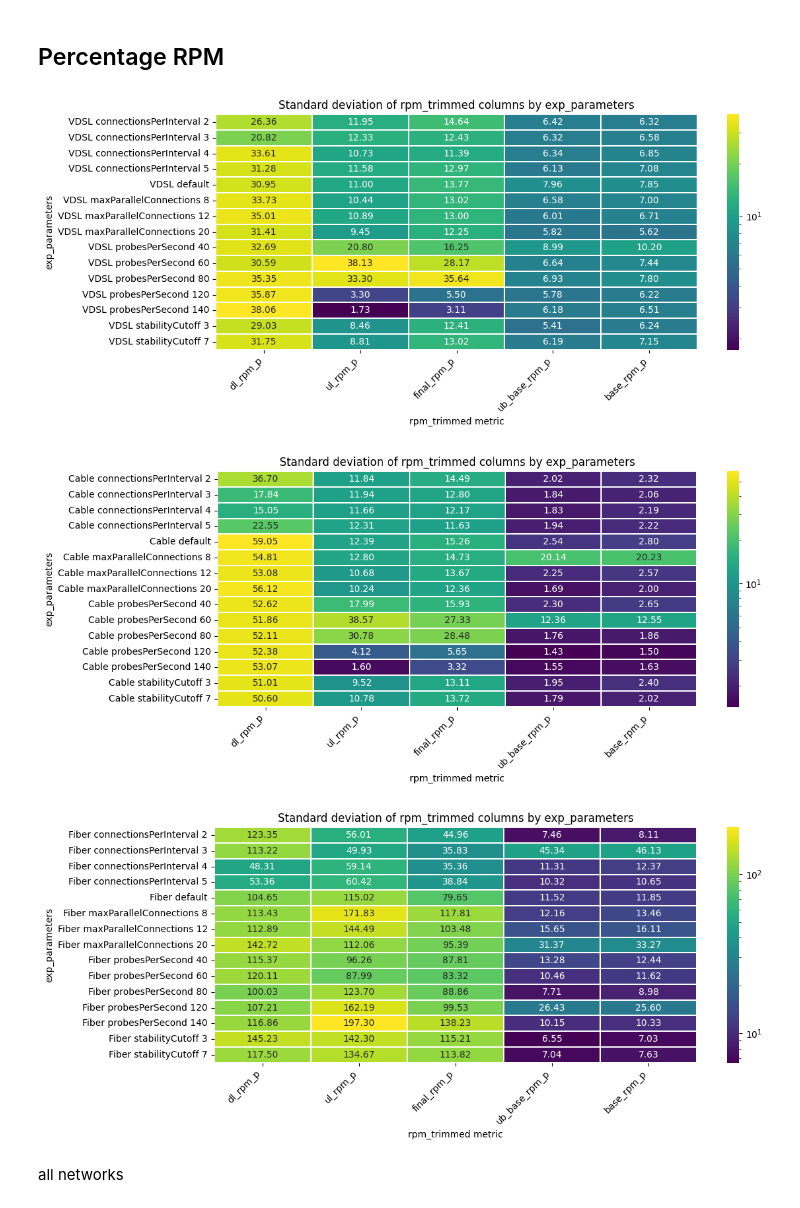
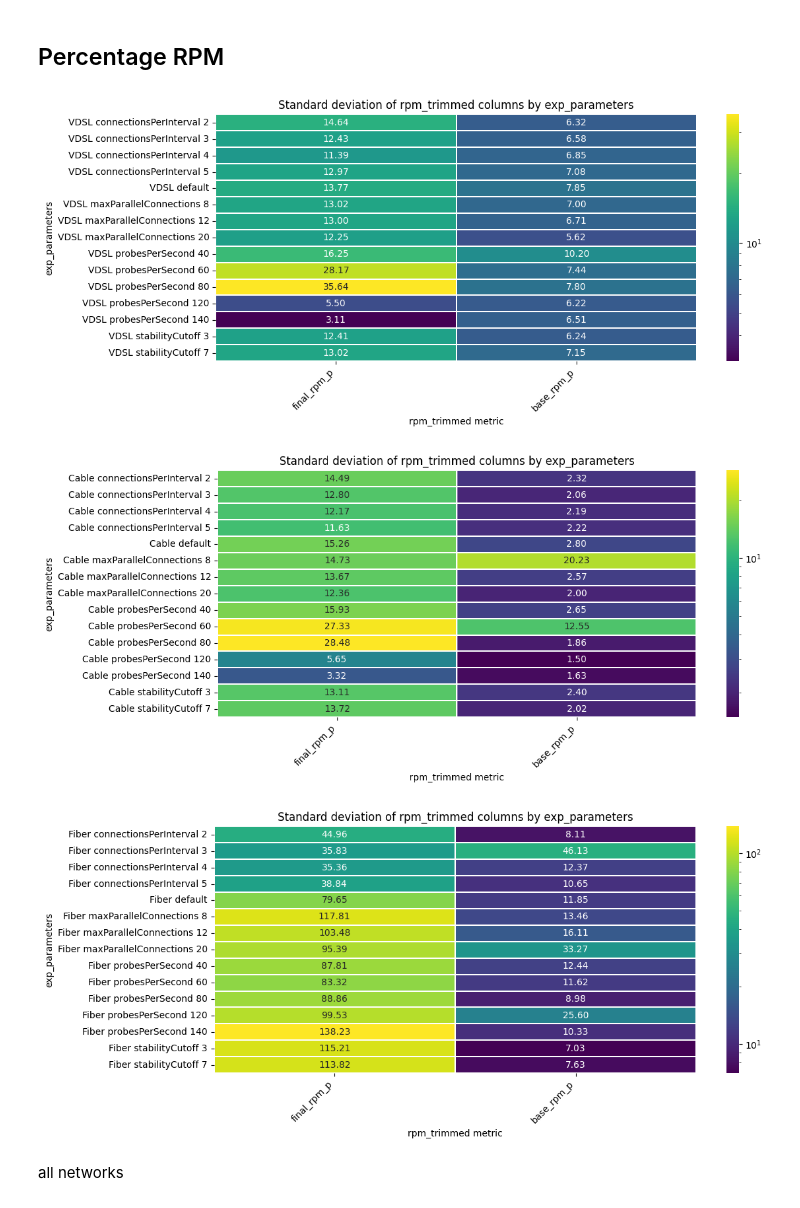
Before and after one commit to hsk2110/l2-network-conditions-web-perf, a Jupyter notebook: outputfiles/explore_std.ipynb, the cells around one changed output. Saved outputs shown, nothing was run; the diff lists cells and outputs as text; code cells hidden in the pictures.

```diff
--- a/outputfiles/explore_std.ipynb
+++ b/outputfiles/explore_std.ipynb
@@ -27,6 +27,16 @@ df.loc[word_count == 1, 'exp_parameters'] = df['exp_parameters'] + ' default'
 
 df = df.sort_values('exp_parameters', key=natsort_key)
 
+df_more_time = pd.read_csv('more-time-output.csv')
+
+df_more_time['exp_parameters'] = df_more_time['exp_parameters'].astype(str).str.strip()
+
+word_count = df_more_time['exp_parameters'].str.split().str.len()
+
+df_more_time.loc[word_count == 1, 'exp_parameters'] = df_more_time['exp_parameters'] + ' default'
+
+df_more_time = df_more_time.sort_values('exp_parameters', key=natsort_key)
+
 
 print(f'Shape: {df.shape}')
 print(df['exp_parameters'].unique())
@@ -122,6 +132,14 @@ for old_name, new_name in rename_map.items():
 
     df['exp_parameters'] = df['exp_parameters'].str.replace(regex_pattern, new_name, regex=True)
 
+
+df_more_time = df_more_time.rename(columns=rename_map)
+for old_name, new_name in rename_map.items():
+    # '\b' ensures we match the exact word, not parts of other words
+    regex_pattern = rf'\b{old_name}\b'
+
+    df_more_time['exp_parameters'] = df_more_time['exp_parameters'].str.replace(regex_pattern, new_name, regex=True)
+
 parameter_ranges = {}
 
 for param in relevant_parameters:
@@ -342,7 +360,9 @@ base_rpm_trimmed     5446.62  5447.0   6.4209    41.2279  5428.0  5462.0  100.0
 # %% [markdown]
 ## heatmap of the stds
 # %%
-rpm_trimmed_cols = [c for c in df_clean.columns if 'rpm_trimmed' in c.lower()]
+rpm_trimmed_cols = ['final_rpm_trimmed', 'base_rpm_trimmed']
+rpm_percentage_cols = ['final_rpm_p', 'base_rpm_p']
+throughput_cols = ['dl_throughput', 'ul_throughput']
 if not rpm_trimmed_cols:
     raise ValueError("No columns containing 'rpm_trimmed' were found.")
 
@@ -388,8 +408,6 @@ Standard deviation per experiment and rpm_trimmed column:
 # %%
 for env_df in env_dfs.values():
 
-    rpm_trimmed_cols = [c for c in env_df.columns if 'rpm_trimmed' in c.lower()]
-    # rpm_trimmed_cols = ['final_rpm_trimmed']
     df_numeric = env_df[rpm_trimmed_cols].apply(pd.to_numeric, errors='coerce')
 
     std_table = []
@@ -444,31 +566,31 @@ plt.show()
 # %%
 for env_df in env_dfs.values():
 
-    rpm_percentage_cols = [c for c in env_df.columns if 'rpm_p' in c.lower()]
+    # rpm_percentage_cols = [c for c in env_df.columns if 'rpm_p' in c.lower()]
     # rpm_trimmed_cols = ['final_rpm_trimmed']
     df_numeric = env_df[rpm_percentage_cols].apply(pd.to_numeric, errors='coerce')
 
     std_table = []
     for exp in env_df['exp_parameters'].dropna().unique():
         row = df_numeric.loc[env_df['exp_parameters'] == exp].std(ddof=1, skipna=True)
         std_table.append(row)
 
     std_df = pd.concat(std_table, axis=1).T
     std_df.index = env_df['exp_parameters'].dropna().unique()
     std_df = std_df.round(4)
 
     plt.figure(figsize=(12, max(5, len(std_df) * 0.35)))
     sns.heatmap(std_df, cmap="viridis", annot=True, norm=colors.LogNorm(), fmt=".2f", linewidths=0.1)
     plt.title("Standard deviation of rpm_trimmed columns by exp_parameters")
     plt.xlabel("rpm_trimmed metric")
     plt.ylabel("exp_parameters")
     plt.xticks(rotation=45, ha="right")
     plt.tight_layout()
     plt.show()
 # %% [output]
-[figure, old version]
+[figure, new version]
-[figure, old version]
+[figure, new version]
-[figure, old version]
+[figure, new version]
 # %% [markdown]
 all networks
 # %%
```
Also changed, not shown: parts of 8 cells of this notebook, 10 other files.
